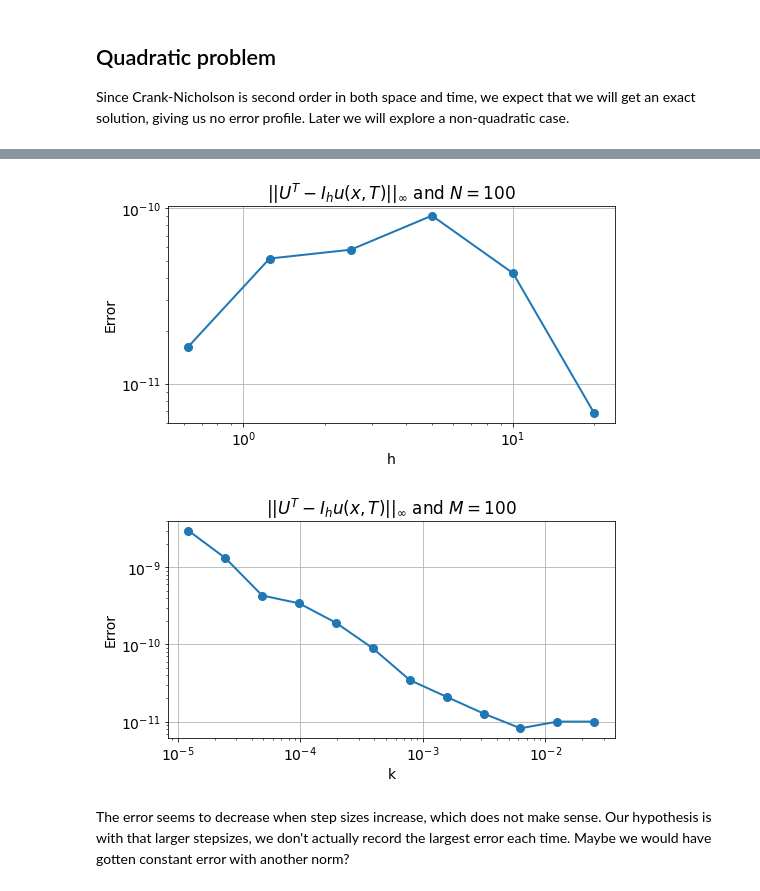
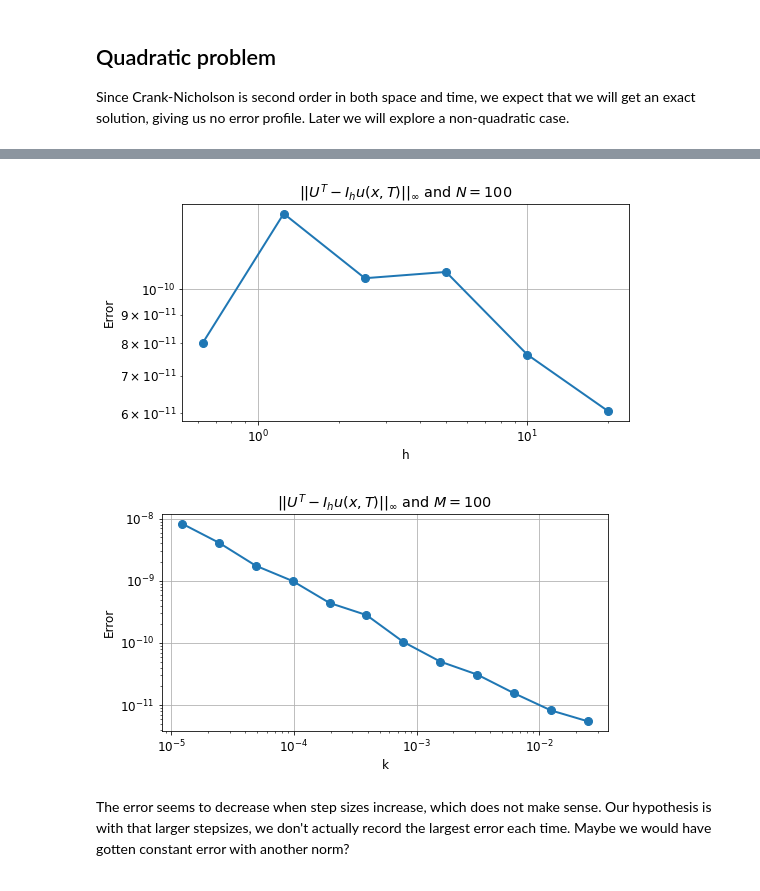
Before and after one commit to aledha/TMA4212-NumDiffDiff, a Jupyter notebook: Exercise 3/Ex 3.ipynb, the cells around one changed output, grey strips where cells are left out. Cells and saved outputs as stored; diff of their text form; code cells hidden in the pictures.

```diff
--- a/Exercise 3/Ex 3.ipynb
+++ b/Exercise 3/Ex 3.ipynb
@@ -11,6 +11,16 @@ newparams = {'figure.figsize': (8.0, 4.0), 'axes.grid': True,
              'font.size': 12}
 from matplotlib import cm
 plt.rcParams.update(newparams)
+# %%
+def cfl(k, sigma, M, c, r):
+    expression = k * (sigma**2 * (M-1)**2 + c)
+    if 2 < expression:
+        print("CFL condition is not fulfilled!")
+        print(expression, ' < 2')
+    if sigma**2 < r:
+        print("sigma^2 is smaller than r!")
+        print("sigma^2 = ", sigma**2)
+        print("r = ", r)
 # %%
 # Handed out code
 def plot_solution(x, t, U, txt='Solution'):
@@ -65,8 +75,8 @@ def CN(g, f, BCs, params, M, N, R, T):
     beta = r * k / (4*h)
     gamma = c * k / 2
 
-    # Print the stepsizes, and r=k/h^2.
-    #print('h={:.4f}, k={:.4f}'.format(h,k))
+    # Check cfl-condition
+    cfl(k, sigma, M, c, r)
 
     U = np.zeros((M+1,N+1))    # Array to store the solution, boundaries included.
     x = np.linspace(0,R,M+1)   # Gridpoints on the x-axis
@@ -87,7 +97,6 @@ def CN(g, f, BCs, params, M, N, R, T):
     A = np.eye(M-1) + C
     B = np.eye(M-1) - C
 
-
     # Constructing p and q
     p = np.zeros(M-1)
     q = np.zeros(M-1)
@@ -200,10 +216,10 @@ def u_exact(x, t):
 def u0(x):
     return x**2
 # %%
-sigma = 0.5
-r = 0.2
-c = 0.5
-K = 10
+sigma = 0.01
+r = 0.00001
+c = 0.3
+K = 50
 params = [sigma, r, c, K]
 
 T = 0.1
@@ -267,38 +283,38 @@ T = 0.1
 R = 80
 N = 100
 Ns = np.array([N])
 numpoints = 6
 Ms = 2**(np.arange(2, numpoints + 2))
 hs = R / Ms
 
-sigma = 0.1
-r = 0.2
-c = 0.5
-K = 10
+sigma = 0.01
+r = 0.00001
+c = 0.3
+K = 50
 params = [sigma, r, c, K]
 
 def f(x, t):
         # RHS
         return (1+t) * x[1:-1]**2 * (1/(1 + t) - sigma**2 + 2*r + c)
 
 def boundary(t):
         # Boundary values.
         # BC0: u(0, t).         BCR: u(R, t)
         BC0 = 0 * t
         BCR = R**2 * (1 + t)
         BCs = [BC0, BCR]
         return BCs
 
 error_h = error_analysis(u0, f, boundary, u_exact, params, Ms, Ns, R, T)
 
 plt.figure(0)
 plt.loglog(hs, error_h, '-o')
 plt.xlabel('h')
 plt.ylabel('Error')
 plt.title(r'$||U^T-I_hu(x,T)||_\infty$ and ' + rf'$N={N}$')
 plt.show()
 # %% [output]
-[figure, old version]
+[figure, new version]
 # %%
 # Cell above needs to be run before this cell
 num = 12
@@ -317,7 +333,7 @@ plt.ylabel('Error')
 plt.title(r'$||U^T-I_hu(x,T)||_\infty$ and ' + rf'$M={M}$')
 plt.show()
 # %% [output]
-[figure, old version]
+[figure, new version]
 # %% [markdown]
 The error seems to decrease when step sizes increase, which does not make sense. Our hypothesis is with that larger stepsizes, we don't actually record the largest error each time. Maybe we would have gotten constant error with another norm?
 # %% [markdown]
```
Also changed, not shown: parts of 19 cells of this notebook.
